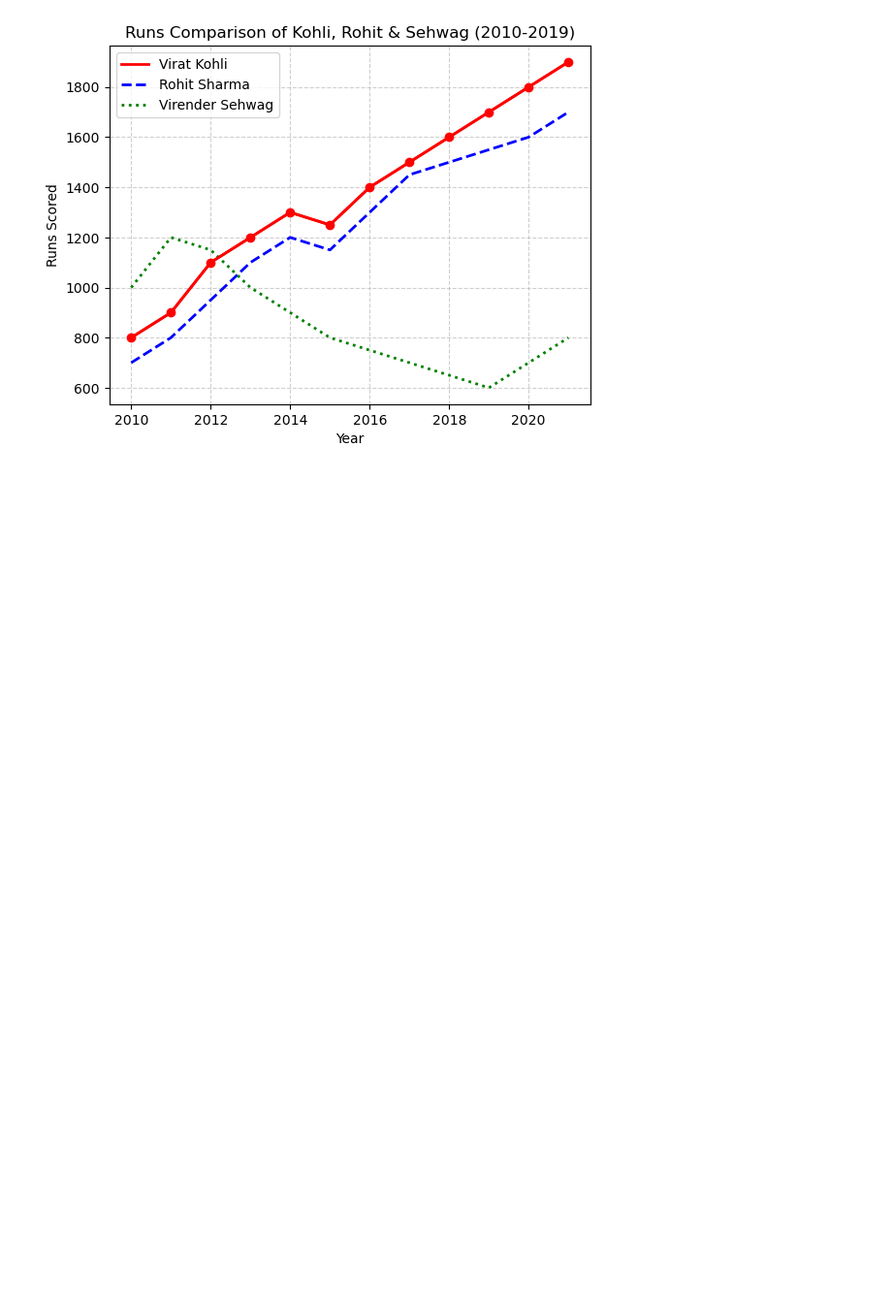
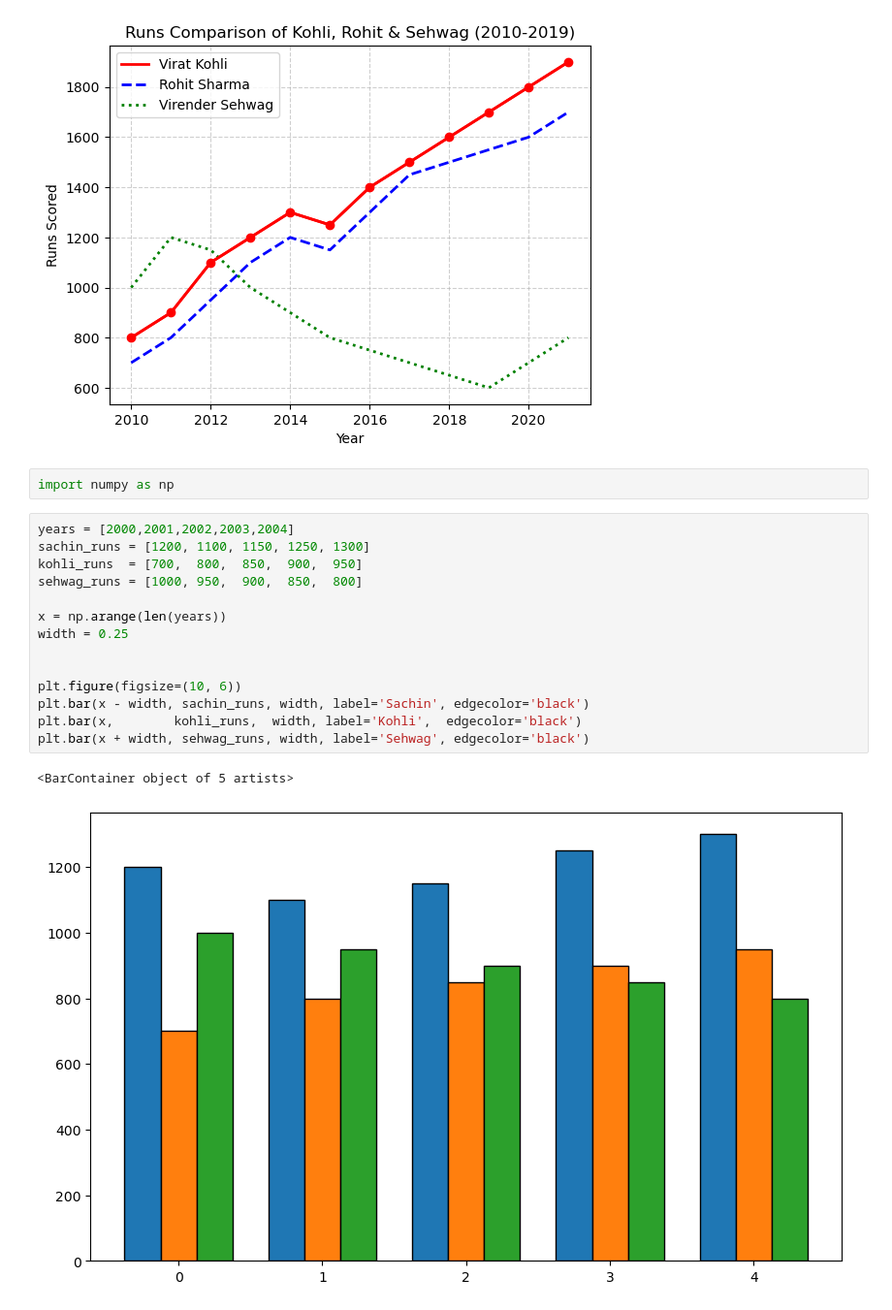
Before and after one commit to ashwin1489/Anaconda--projects, a Jupyter notebook: db/Matplotlib and Seaborn.ipynb, the cells around one changed output. Shown: that part at 97% size. Cells and saved outputs as stored; diff of their text form; blank space fills up the shorter version.

Commit message:
Bar charts

```diff
--- a/db/Matplotlib and Seaborn.ipynb
+++ b/db/Matplotlib and Seaborn.ipynb
@@ -102,3 +102,22 @@ plt.grid(True, linestyle="--", alpha=0.6)
 plt.show()
 # %% [output]
 [figure]
+# %%
+import numpy as np
+# %%
+years = [2000,2001,2002,2003,2004]
+sachin_runs = [1200, 1100, 1150, 1250, 1300]
+kohli_runs  = [700,  800,  850,  900,  950]
+sehwag_runs = [1000, 950,  900,  850,  800]
+
+x = np.arange(len(years))
+width = 0.25
+
+
+plt.figure(figsize=(10, 6))
+plt.bar(x - width, sachin_runs, width, label='Sachin', edgecolor='black')
+plt.bar(x,        kohli_runs,  width, label='Kohli',  edgecolor='black')
+plt.bar(x + width, sehwag_runs, width, label='Sehwag', edgecolor='black')
+# %% [output]
+<BarContainer object of 5 artists>
+[figure, added]
```
